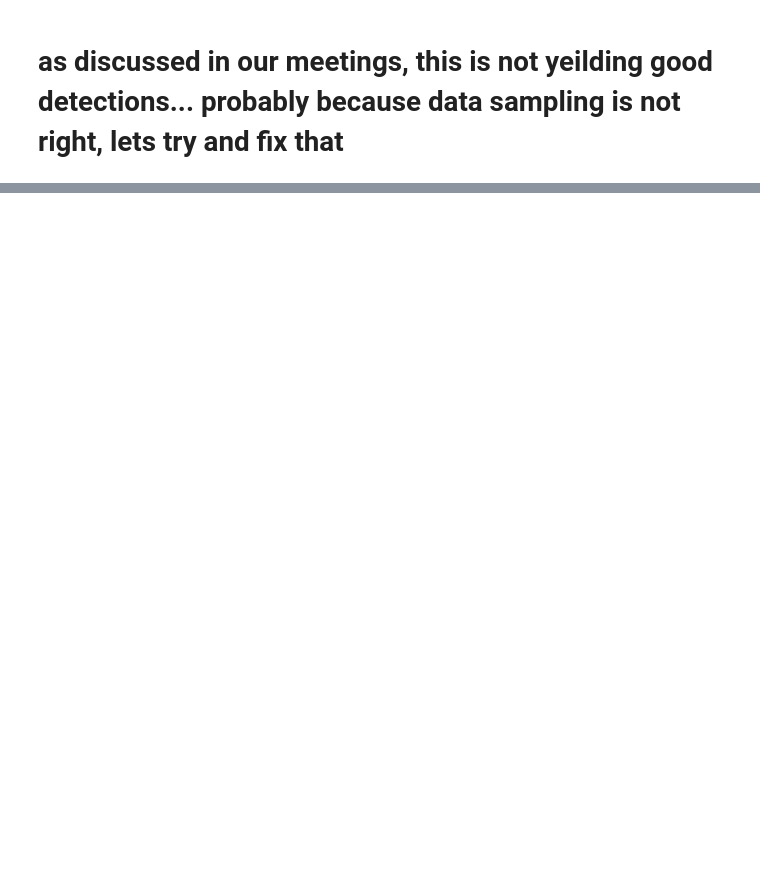
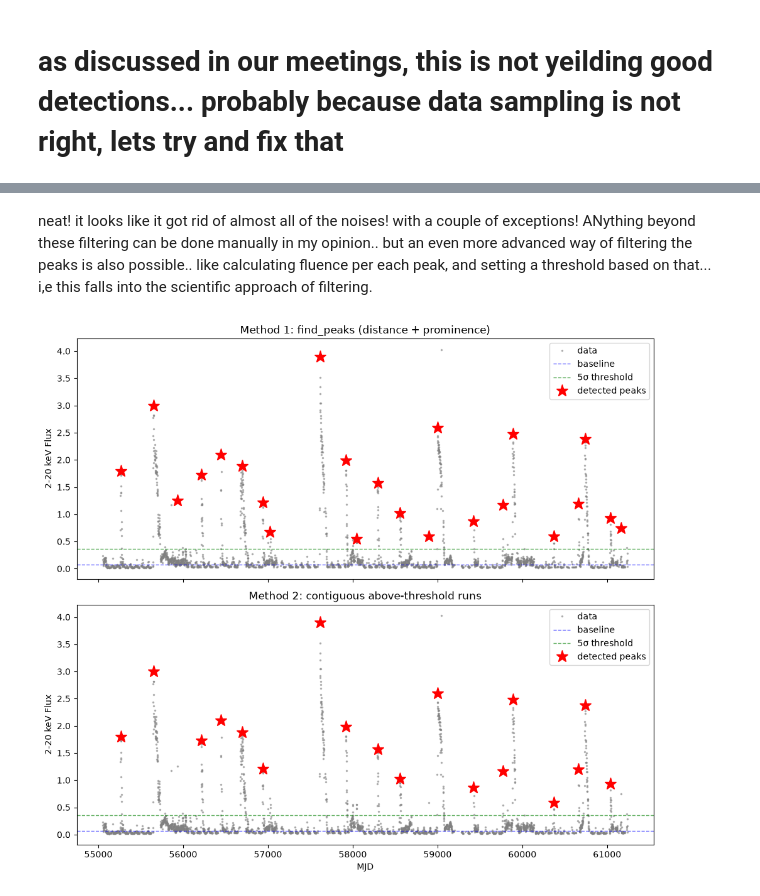
Before and after one commit to anirudhsalgundi/ksp2026, a Jupyter notebook: maxi_lc_peak_finding.ipynb, the cells around one changed output, grey strips where cells are left out. Cells and saved outputs as stored; diff of their text form; code cells hidden in the pictures; blank space fills up the shorter version.

```diff
--- a/maxi_lc_peak_finding.ipynb
+++ b/maxi_lc_peak_finding.ipynb
@@ -102,3 +233,38 @@ plt.show()
+# %% [markdown]
+neat! it looks like it got rid of almost all of the noises! with a couple of exceptions! ANything beyond these filtering can be done manually in my opinion.. but an even more advanced way of filtering the peaks is also possible.. like calculating fluence per each peak, and setting a threshold based on that... i,e this falls into the scientific approach of filtering.
+# %%
+def refine_peaks(peak_mjds, window_days=15):
+    refined_mjd, refined_flux = [], []
+    for m in peak_mjds:
+        window = clean[(clean["mjd"] > m - window_days) & (clean["mjd"] < m + window_days)]
+        if len(window):
+            j = window["flux_2_20"].idxmax()
+            refined_mjd.append(clean.loc[j, "mjd"])
+            refined_flux.append(clean.loc[j, "flux_2_20"])
+    return refined_mjd, refined_flux
+
+refined_mjd_simple, refined_flux_simple = refine_peaks(peak_mjd_simple)
+refined_mjd_runs, refined_flux_runs = refine_peaks(peak_mjd_runs)
+# %%
+fig, axes = plt.subplots(2, 1, figsize=(10, 9), sharex=True)
+
+for ax, mjds, fluxes, title in [
+    (axes[0], refined_mjd_simple, refined_flux_simple, "Method 1: find_peaks (distance + prominence)"),
+    (axes[1], refined_mjd_runs, refined_flux_runs, "Method 2: contiguous above-threshold runs"),
+]:
+    ax.plot(clean["mjd"], clean["flux_2_20"], ".", color="gray", ms=3, alpha=0.5, label="data")
+    ax.axhline(baseline, color="blue", lw=1, ls="--", alpha=0.6, label="baseline")
+    ax.axhline(threshold, color="green", lw=1, ls="--", alpha=0.6, label=f"{n_sigma}σ threshold")
+    ax.plot(mjds, fluxes, "r*", ms=14, label="detected peaks")
+    ax.set_ylabel("2-20 keV Flux")
+    ax.set_title(title)
+    ax.legend()
+
+axes[-1].set_xlabel("MJD")
+plt.tight_layout()
+plt.show()
+# %% [output]
+[figure, added]
 # %%
 import numpy as np
 
```
Also changed, not shown: parts of 29 cells of this notebook.
